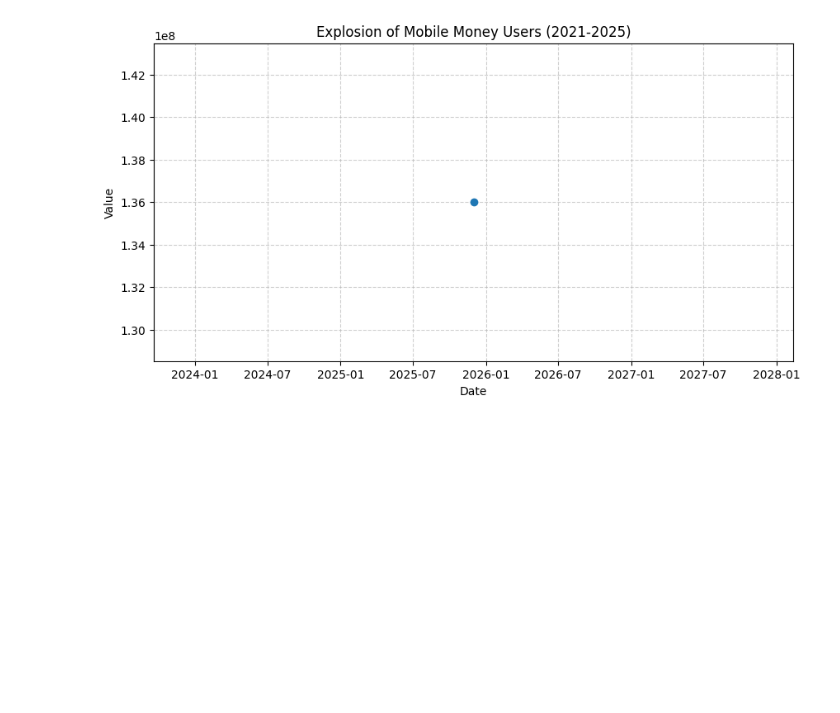
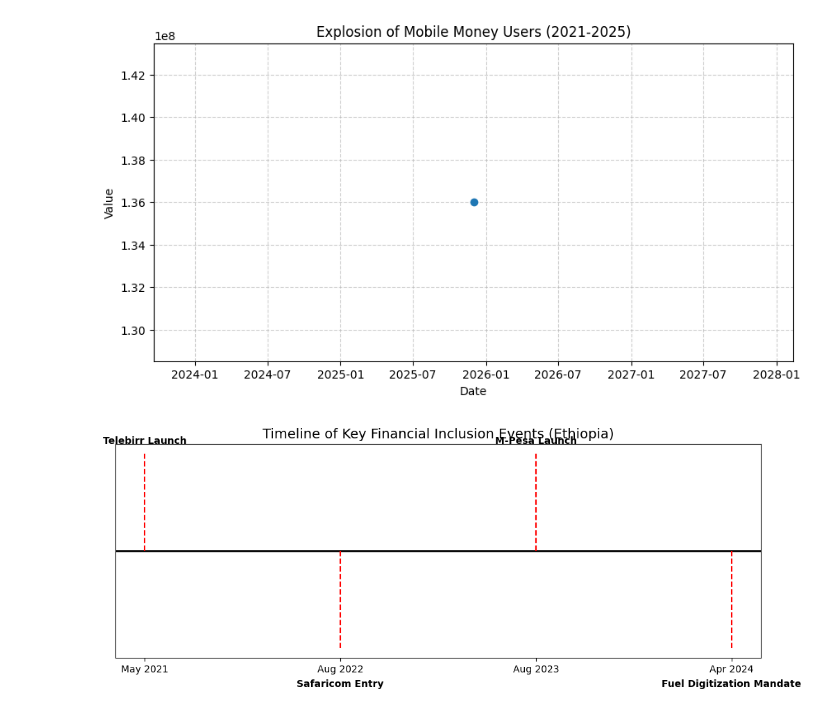
Before and after one commit to kal2127/Forecasting-Financial-Inclusion-in-Ethiopia, a Jupyter notebook: ethiopia-fi-forcast/notebooks/eda.ipynb, the cells around one changed output. Saved outputs shown, nothing was run; the diff lists cells and outputs as text; code cells hidden in the pictures; blank space fills up the shorter version.

```diff
--- a/ethiopia-fi-forcast/notebooks/eda.ipynb
+++ b/ethiopia-fi-forcast/notebooks/eda.ipynb
@@ -104,3 +104,29 @@ plot_indicator_trend(df, "Mobile Money Accounts", "Explosion of Mobile Money Use
 # %% [output]
 [figure]
 [figure]
+# %%
+import matplotlib.pyplot as plt
+import pandas as pd
+
+# Define the major events mentioned in your project
+events = [
+    ("May 2021", "Telebirr Launch"),
+    ("Aug 2022", "Safaricom Entry"),
+    ("Aug 2023", "M-Pesa Launch"),
+    ("Apr 2024", "Fuel Digitization Mandate")
+]
+
+# Create the plot
+plt.figure(figsize=(12, 4))
+plt.axhline(0, color='black', linewidth=2) # The timeline line
+
+# Add each event as a "stem"
+for i, (date, label) in enumerate(events):
+    plt.vlines(date, 0, 1 if i % 2 == 0 else -1, color='red', linestyle='--')
+    plt.text(date, 1.1 if i % 2 == 0 else -1.4, label, ha='center', fontweight='bold')
+
+plt.title("Timeline of Key Financial Inclusion Events (Ethiopia)", fontsize=14)
+plt.yticks([]) # Hide the y-axis for a clean look
+plt.show()
+# %% [output]
+[figure, added]
```
Also changed, not shown: parts of 1 cell of this notebook.
